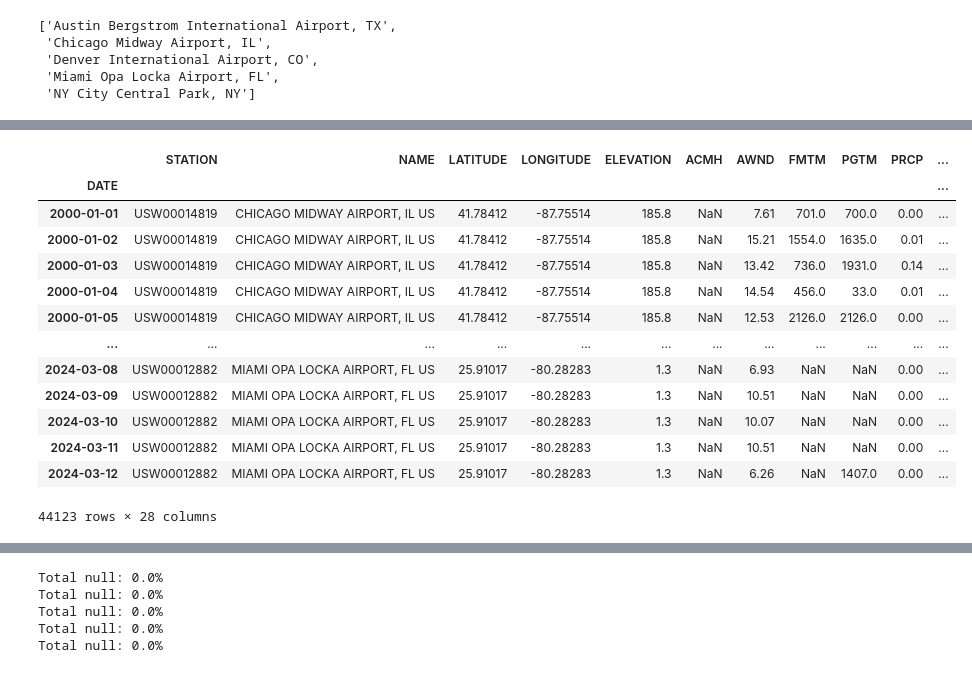
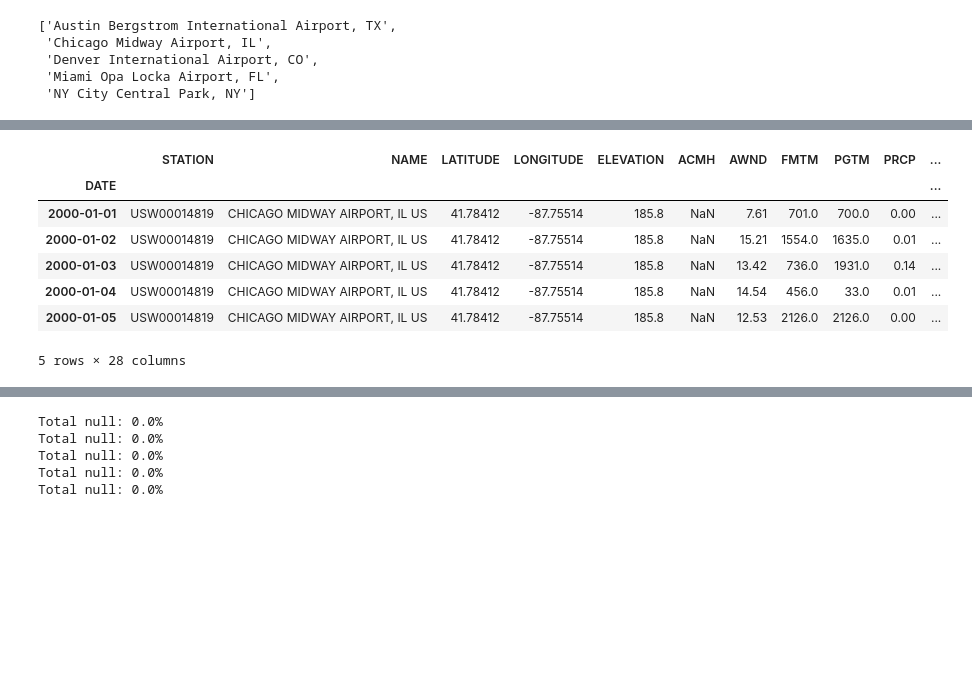
Before and after one commit to EfimSo/WeatherPrediction, a Jupyter notebook: Weather.ipynb, the cells around one changed output, grey strips where cells are left out. Cells and saved outputs as stored; diff of their text form; code cells hidden in the pictures; blank space fills up the shorter version.

```diff
--- a/Weather.ipynb
+++ b/Weather.ipynb
@@ -52,19 +52,13 @@ dtype: float64
 # %%
 weather.index = pd.to_datetime(weather.index)
 weather_new = weather[weather.index.year > 1999].copy()
-weather_new
+weather_new.head()
 # %% [output]
 |  | STATION | NAME | LATITUDE | LONGITUDE | ELEVATION | ACMH | AWND | FMTM | PGTM | PRCP | ... |
 | DATE |  |  |  |  |  |  |  |  |  |  | ... |
 | 2000-01-01 | USW00014819 | CHICAGO MIDWAY AIRPORT, IL US | 41.78412 | -87.75514 | 185.8 | NaN | 7.61 | 701.0 | 700.0 | 0.00 | ... |
 | 2000-01-02 | USW00014819 | CHICAGO MIDWAY AIRPORT, IL US | 41.78412 | -87.75514 | 185.8 | NaN | 15.21 | 1554.0 | 1635.0 | 0.01 | ... |
 | 2000-01-03 | USW00014819 | CHICAGO MIDWAY AIRPORT, IL US | 41.78412 | -87.75514 | 185.8 | NaN | 13.42 | 736.0 | 1931.0 | 0.14 | ... |
 | 2000-01-04 | USW00014819 | CHICAGO MIDWAY AIRPORT, IL US | 41.78412 | -87.75514 | 185.8 | NaN | 14.54 | 456.0 | 33.0 | 0.01 | ... |
 | 2000-01-05 | USW00014819 | CHICAGO MIDWAY AIRPORT, IL US | 41.78412 | -87.75514 | 185.8 | NaN | 12.53 | 2126.0 | 2126.0 | 0.00 | ... |
-| ... | ... | ... | ... | ... | ... | ... | ... | ... | ... | ... | ... |
-| 2024-03-08 | USW00012882 | MIAMI OPA LOCKA AIRPORT, FL US | 25.91017 | -80.28283 | 1.3 | NaN | 6.93 | NaN | NaN | 0.00 | ... |
-| 2024-03-09 | USW00012882 | MIAMI OPA LOCKA AIRPORT, FL US | 25.91017 | -80.28283 | 1.3 | NaN | 10.51 | NaN | NaN | 0.00 | ... |
-| 2024-03-10 | USW00012882 | MIAMI OPA LOCKA AIRPORT, FL US | 25.91017 | -80.28283 | 1.3 | NaN | 10.07 | NaN | NaN | 0.00 | ... |
-| 2024-03-11 | USW00012882 | MIAMI OPA LOCKA AIRPORT, FL US | 25.91017 | -80.28283 | 1.3 | NaN | 10.51 | NaN | NaN | 0.00 | ... |
-| 2024-03-12 | USW00012882 | MIAMI OPA LOCKA AIRPORT, FL US | 25.91017 | -80.28283 | 1.3 | NaN | 6.26 | NaN | 1407.0 | 0.00 | ... |
-44123 rows × 28 columns
+5 rows × 28 columns
```
Also changed, not shown: parts of 15 cells of this notebook, 2 other files.
